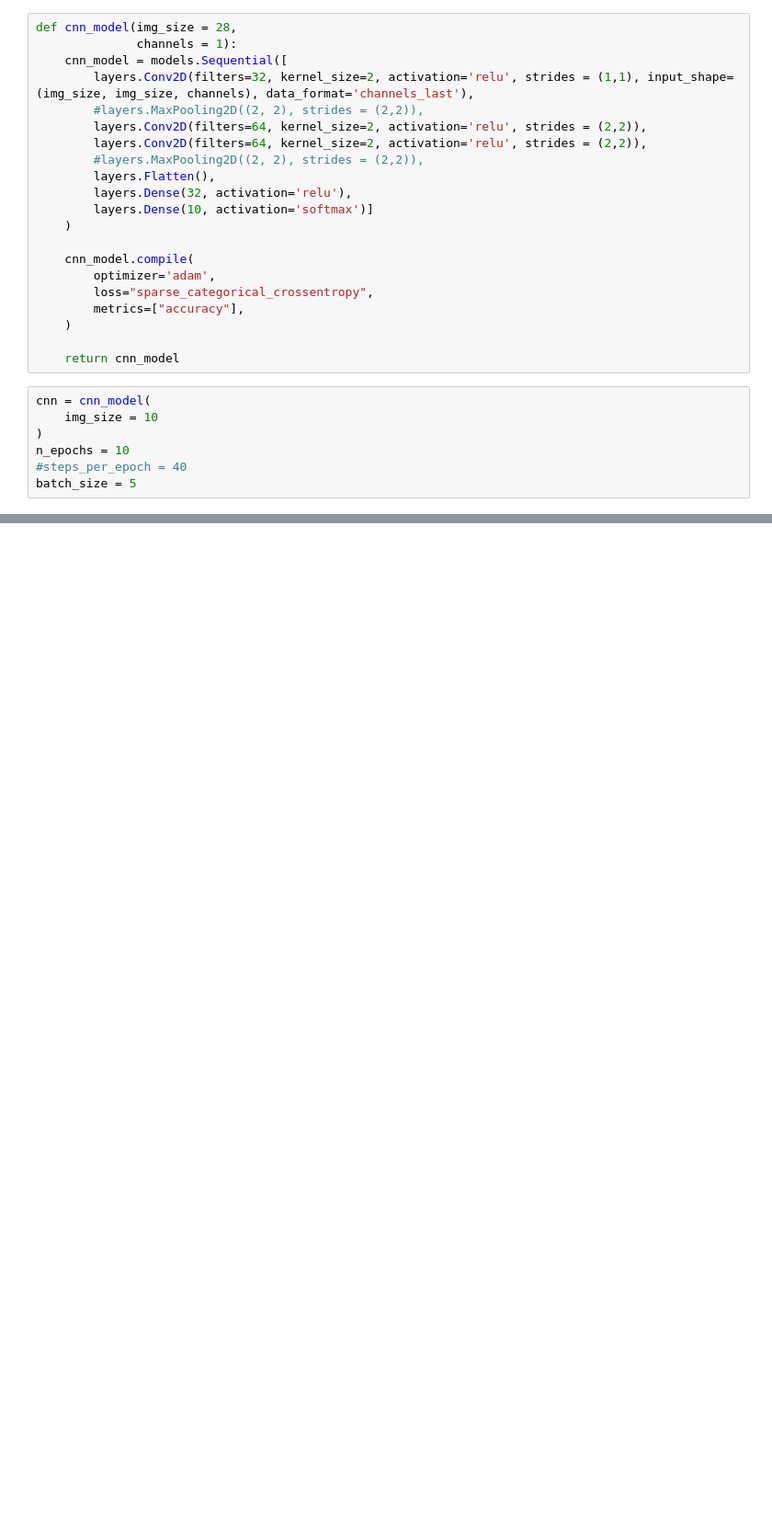
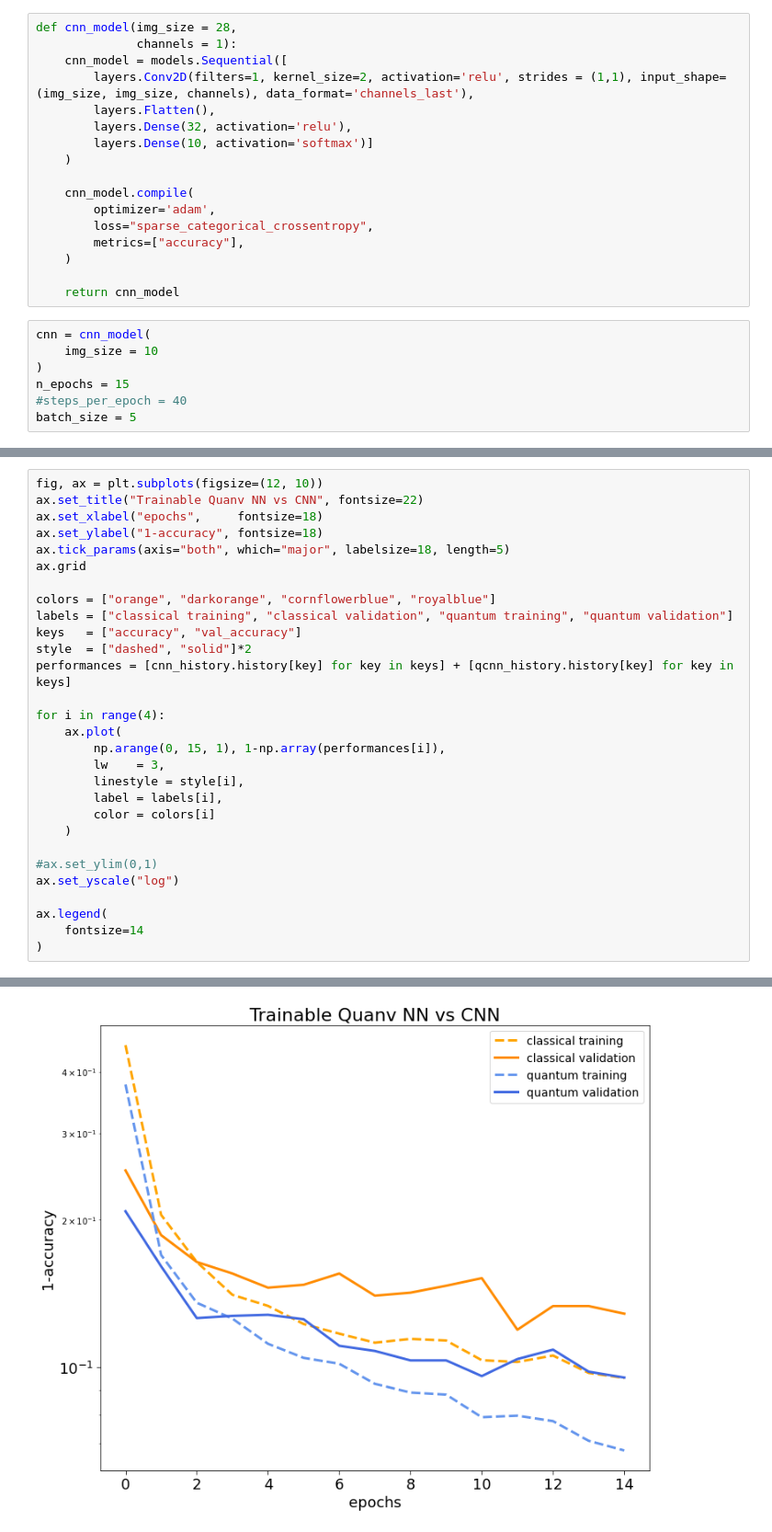
Before and after one commit to niklai99/qcnn4juno, a Jupyter notebook: mnist/tf_qcnn.ipynb, the cells around one changed output, grey strips where cells are left out. Shown at 92% size. Cells and saved outputs as stored; diff of their text form; blank space fills up the shorter version.

```diff
--- a/mnist/tf_qcnn.ipynb
+++ b/mnist/tf_qcnn.ipynb
@@ -195,11 +331,7 @@ Epoch 1/5
 def cnn_model(img_size = 28,
               channels = 1):
     cnn_model = models.Sequential([
-        layers.Conv2D(filters=32, kernel_size=2, activation='relu', strides = (1,1), input_shape=(img_size, img_size, channels), data_format='channels_last'),
-        #layers.MaxPooling2D((2, 2), strides = (2,2)),
-        layers.Conv2D(filters=64, kernel_size=2, activation='relu', strides = (2,2)),
-        layers.Conv2D(filters=64, kernel_size=2, activation='relu', strides = (2,2)),
-        #layers.MaxPooling2D((2, 2), strides = (2,2)),
+        layers.Conv2D(filters=1, kernel_size=2, activation='relu', strides = (1,1), input_shape=(img_size, img_size, channels), data_format='channels_last'),
         layers.Flatten(),
         layers.Dense(32, activation='relu'),
         layers.Dense(10, activation='softmax')]
@@ -216,7 +348,7 @@ def cnn_model(img_size = 28,
 cnn = cnn_model(
     img_size = 10
 )
-n_epochs = 10
+n_epochs = 15
 #steps_per_epoch = 40
 batch_size = 5
 # %%
@@ -229,0 +380,30 @@ cnn_history = cnn.fit(train_images, train_labels,
+# %%
+fig, ax = plt.subplots(figsize=(12, 10))
+ax.set_title("Trainable Quanv NN vs CNN", fontsize=22)
+ax.set_xlabel("epochs",     fontsize=18)
+ax.set_ylabel("1-accuracy", fontsize=18)
+ax.tick_params(axis="both", which="major", labelsize=18, length=5)
+ax.grid
+
+colors = ["orange", "darkorange", "cornflowerblue", "royalblue"]
+labels = ["classical training", "classical validation", "quantum training", "quantum validation"]
+keys   = ["accuracy", "val_accuracy"]
+style  = ["dashed", "solid"]*2
+performances = [cnn_history.history[key] for key in keys] + [qcnn_history.history[key] for key in keys]
+
+for i in range(4):
+    ax.plot(
+        np.arange(0, 15, 1), 1-np.array(performances[i]),
+        lw    = 3,
+        linestyle = style[i],
+        label = labels[i],
+        color = colors[i]
+    )
+
+#ax.set_ylim(0,1)
+ax.set_yscale("log")
+
+ax.legend(
+    fontsize=14
+)
+# %% [output]
@@ -229,0 +411 @@ cnn_history = cnn.fit(train_images, train_labels,
+[figure, added]
```
Also changed, not shown: parts of 19 cells of this notebook.
